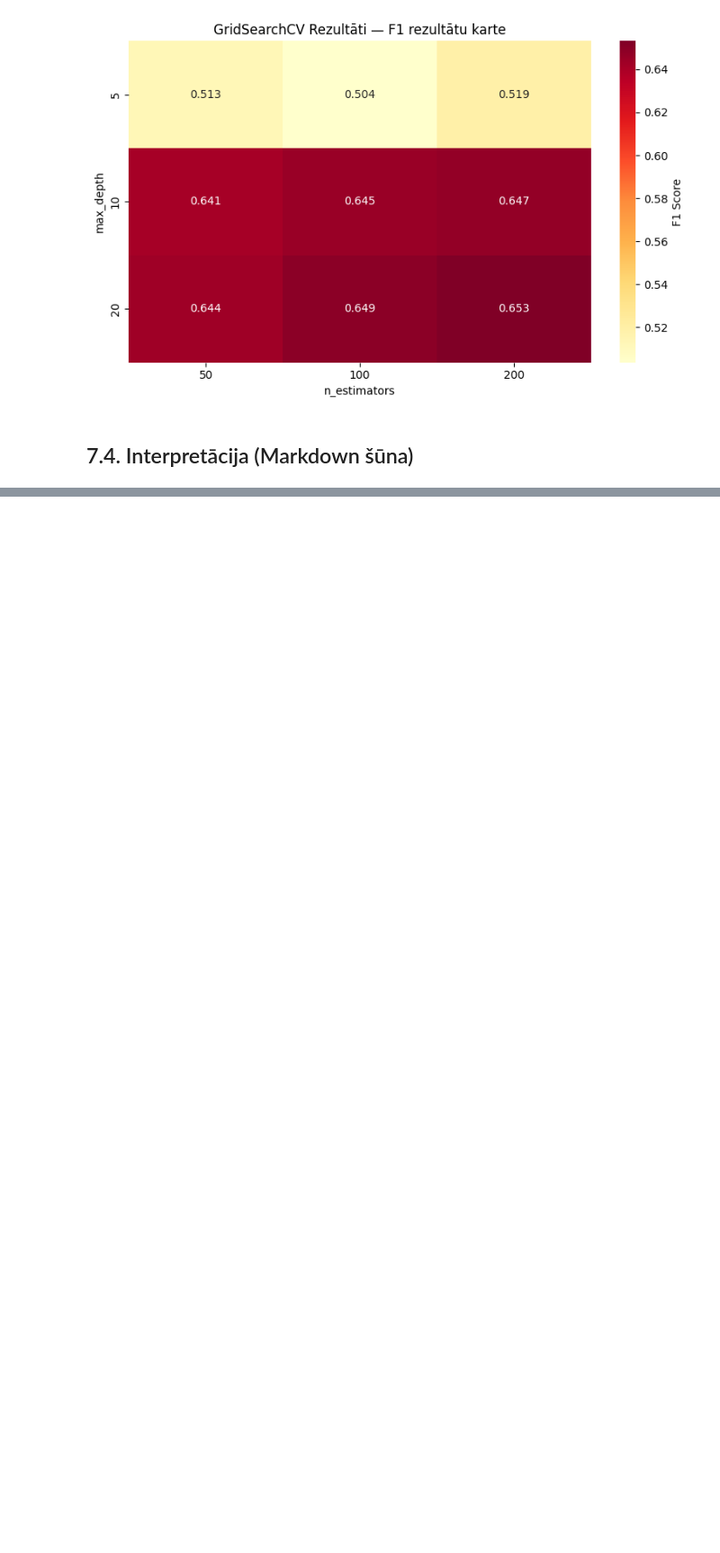
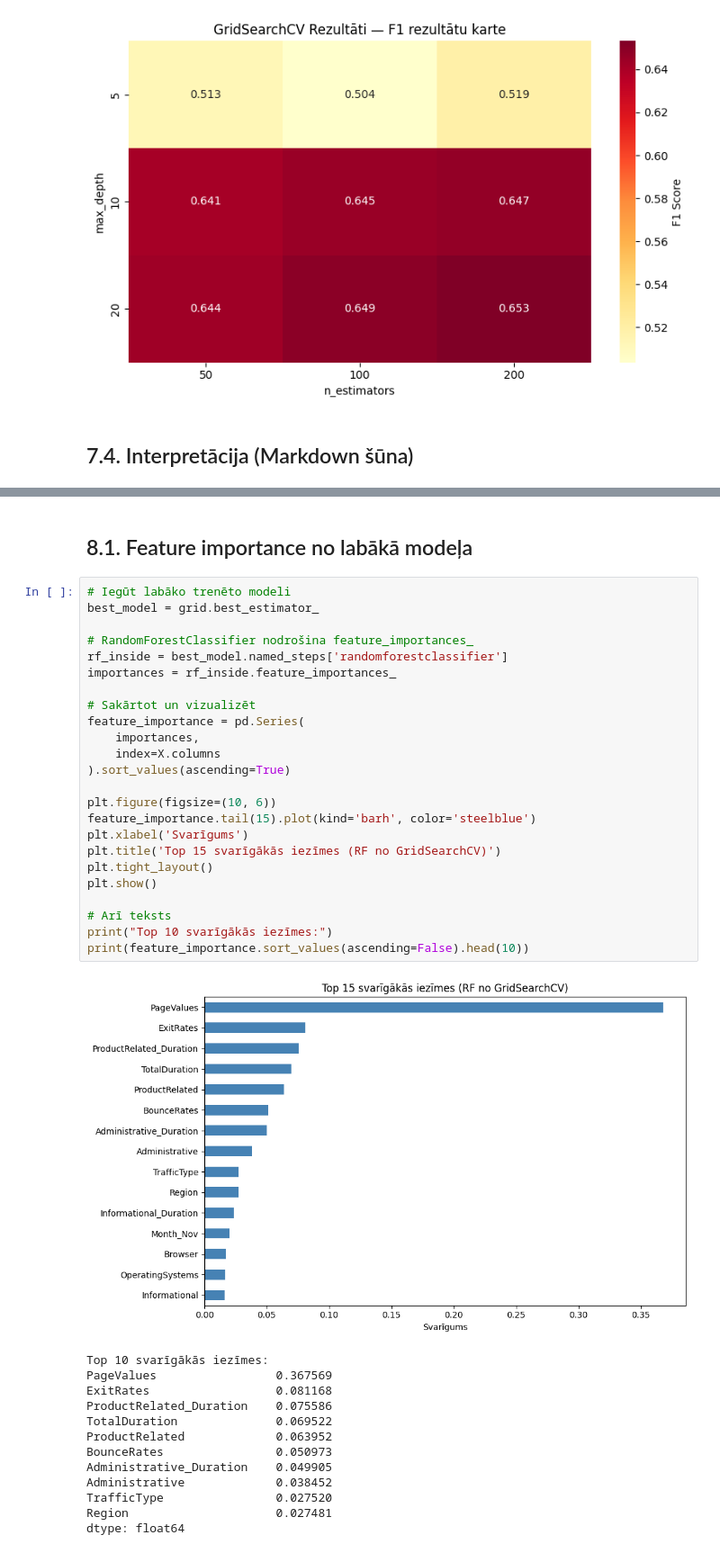
Before and after one commit to Mara-Medne/fita-ml-course, a Jupyter notebook: week3/week3_homework.ipynb, the cells around one changed output, grey strips where cells are left out. Shown at 90% size. Drawn from its saved outputs; the diff is of its cells as text; blank space fills up the shorter version.

```diff
--- a/week3/week3_homework.ipynb
+++ b/week3/week3_homework.ipynb
@@ -464,0 +467,40 @@ Karstās zonas ir un pēc karstajām zonām var secināt, ka svarīgākais ir ko
+# %% [markdown]
+## 8.1. Feature importance no labākā modeļa
+# %%
+# Iegūt labāko trenēto modeli
+best_model = grid.best_estimator_
+
+# RandomForestClassifier nodrošina feature_importances_
+rf_inside = best_model.named_steps['randomforestclassifier']
+importances = rf_inside.feature_importances_
+
+# Sakārtot un vizualizēt
+feature_importance = pd.Series(
+    importances,
+    index=X.columns
+).sort_values(ascending=True)
+
+plt.figure(figsize=(10, 6))
+feature_importance.tail(15).plot(kind='barh', color='steelblue')
+plt.xlabel('Svarīgums')
+plt.title('Top 15 svarīgākās iezīmes (RF no GridSearchCV)')
+plt.tight_layout()
+plt.show()
+
+# Arī teksts
+print("Top 10 svarīgākās iezīmes:")
+print(feature_importance.sort_values(ascending=False).head(10))
+# %% [output]
+[figure, added]
+Top 10 svarīgākās iezīmes:
+PageValues                 0.367569
+ExitRates                  0.081168
+ProductRelated_Duration    0.075586
+TotalDuration              0.069522
+ProductRelated             0.063952
+BounceRates                0.050973
+Administrative_Duration    0.049905
+Administrative             0.038452
+TrafficType                0.027520
+Region                     0.027481
+dtype: float64
```
Also changed, not shown: parts of 14 cells of this notebook.
